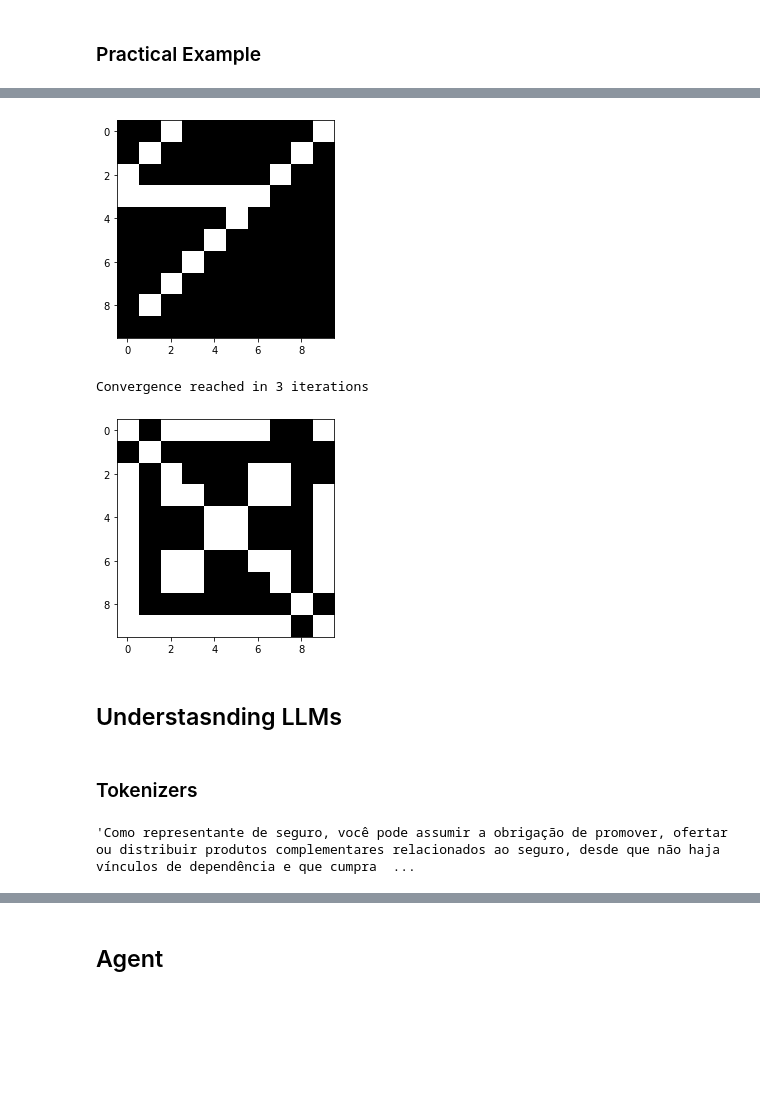
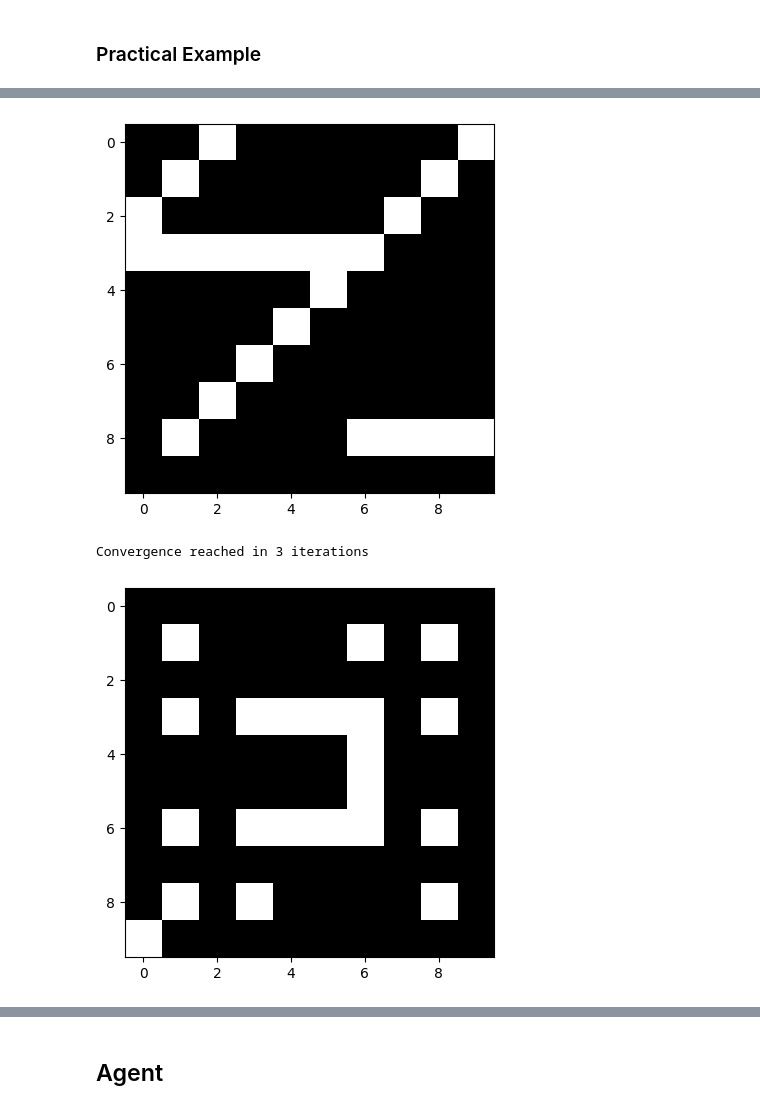
Before and after one commit to Brick-Seguros/public-insurance-specialist, a Jupyter notebook: index.ipynb, the cells around one changed output, grey strips where cells are left out. Cells and saved outputs as stored; diff of their text form; code cells hidden in the pictures; blank space fills up the shorter version.

```diff
--- a/index.ipynb
+++ b/index.ipynb
@@ -125,63 +145,24 @@ Convergence reached in 2 iterations
 # %%
 # Teste de Memoria
 starting_state=np.array(
 [0,0,1,0,0,0,0,0,0,1
 ,0,1,0,0,0,0,0,0,1,0
 ,1,0,0,0,0,0,0,1,0,0
 ,1,1,1,1,1,1,1,0,0,0
 ,0,0,0,0,0,1,0,0,0,0
 ,0,0,0,0,1,0,0,0,0,0
 ,0,0,0,1,0,0,0,0,0,0
 ,0,0,1,0,0,0,0,0,0,0
-,0,1,0,0,0,0,0,0,0,0
+,0,1,0,0,0,0,1,1,1,1
 ,0,0,0,0,0,0,0,0,0,0])
 vector_square=starting_state.reshape(10,10)
 plt.imshow(vector_square,cmap='gray')
 plt.show()
 stt=a.recall(starting_state)
 vector_square=stt.reshape(10,10)
 plt.imshow(vector_square,cmap='gray')
 plt.show()
 # %% [output]
-[figure, old version]
+[figure, new version]
 Convergence reached in 3 iterations
-[figure, old version]
+[figure, new version]
-# %% [markdown]
-## Understasnding LLMs
-# %% [markdown]
-### Tokenizers
-# %%
-@tool
-def brick_cg_helper(question):
-    """This function queries the Brick Seguros documents with a given question to answer insurance related questions related to Brick Seguros."""
-    try:
-
-        prompt = ChatPromptTemplate.from_messages(
-            [
-                ("system", """
-                    SUSEP is the brazilian regulator for insurance.
-                    You are a specialyzed insurance agent, and excel at understanding SUSEP documents.
-                    You are very good at finding information in SUSEP documents.
-                    You are very good at generating the best response to insurance related topics.
-                    {context}
-                 """),
-                ("user", """
-                Answer this question as best as you can: {question}
-            """)]
-        )
-
-        chain = (
-            {"context": itemgetter("question") | brick_susep_retriever,"question": itemgetter("question")}
-            | prompt
-            | light_model
-        )
-
-        res = chain.invoke({"question": question})
-
-        return res.content
-
-    except Exception as error:
-        return {"error": str(error)}
-brick_cg_helper('Eu sou representante de seguro, posso vender software que só funciona com seguro?')
-# %% [output]
-'Como representante de seguro, você pode assumir a obrigação de promover, ofertar ou distribuir produtos complementares relacionados ao seguro, desde que não haja vínculos de dependência e que cumpra  ...
```
Also changed, not shown: parts of 113 cells of this notebook, 14 other files.
